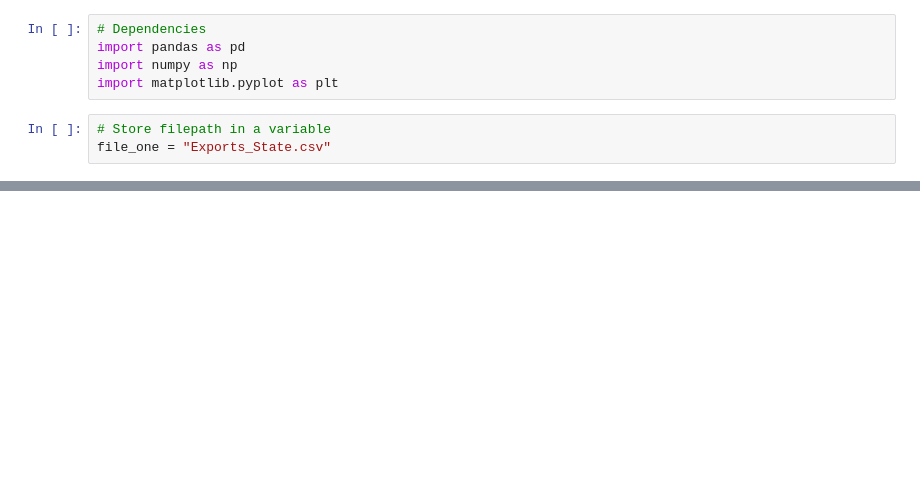
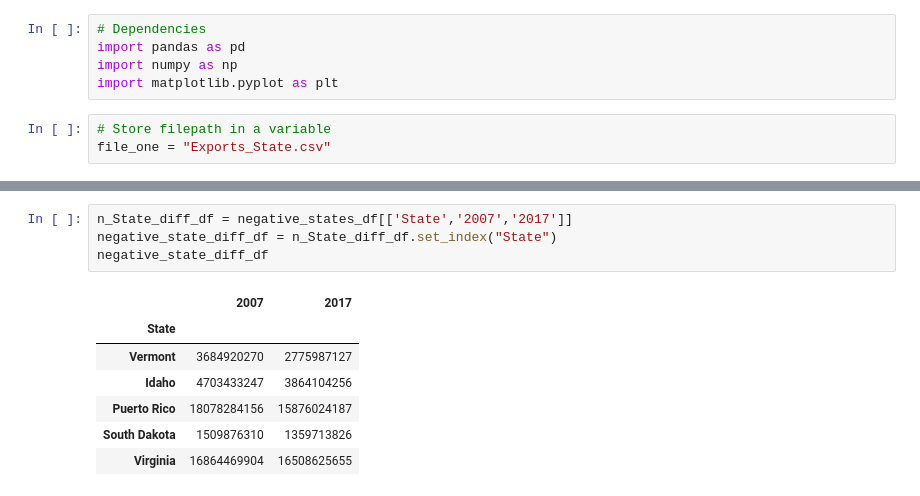
Before and after one commit to 8135tao/US-import-export, a Jupyter notebook: State_Exports_Dollar_Change.ipynb, the cells around one changed output, grey strips where cells are left out. Drawn from its saved outputs; the diff is of its cells as text; blank space fills up the shorter version.

```diff
--- a/State_Exports_Dollar_Change.ipynb
+++ b/State_Exports_Dollar_Change.ipynb
@@ -66,0 +81,12 @@ Text(0.5, 1.0, 'Top 5 states with most negative % change over 10 years')
+# %%
+n_State_diff_df = negative_states_df[['State','2007','2017']]
+negative_state_diff_df = n_State_diff_df.set_index("State")
+negative_state_diff_df
+# %% [output]
+|  | 2007 | 2017 |
+| State |  |  |
+| Vermont | 3684920270 | 2775987127 |
+| Idaho | 4703433247 | 3864104256 |
+| Puerto Rico | 18078284156 | 15876024187 |
+| South Dakota | 1509876310 | 1359713826 |
+| Virginia | 16864469904 | 16508625655 |
```
Also changed, not shown: parts of 8 cells of this notebook.
